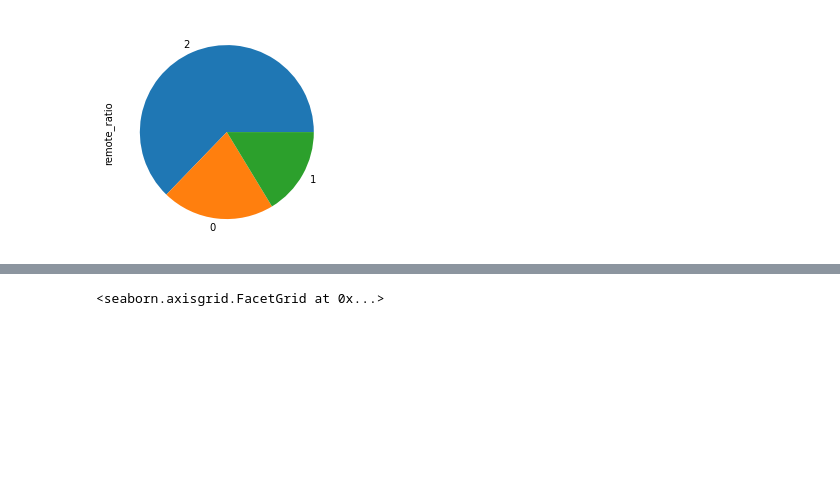
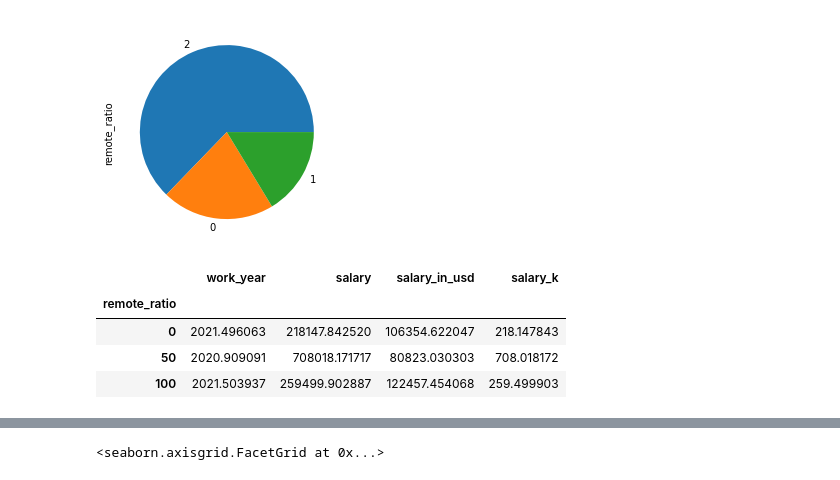
Before and after one commit to PaulaStokowska/DataScienceSalaries, a Jupyter notebook: Data Visualization.ipynb, the cells around one changed output, grey strips where cells are left out. Saved outputs shown, nothing was run; the diff lists cells and outputs as text; code cells hidden in the pictures; blank space fills up the shorter version.

```diff
--- a/Data Visualization.ipynb
+++ b/Data Visualization.ipynb
@@ -112,3 +113,12 @@ df['remote_ratio'].value_counts().plot(kind="pie")
 plt.show()
 # %% [output]
 [figure]
+# %%
+df2 = df.groupby(df.remote_ratio).mean()
+df2
+# %% [output]
+|  | work_year | salary | salary_in_usd | salary_k |
+| remote_ratio |  |  |  |  |
+| 0 | 2021.496063 | 218147.842520 | 106354.622047 | 218.147843 |
+| 50 | 2020.909091 | 708018.171717 | 80823.030303 | 708.018172 |
+| 100 | 2021.503937 | 259499.902887 | 122457.454068 | 259.499903 |
```
Also changed, not shown: parts of 12 cells of this notebook, 3 other files.
